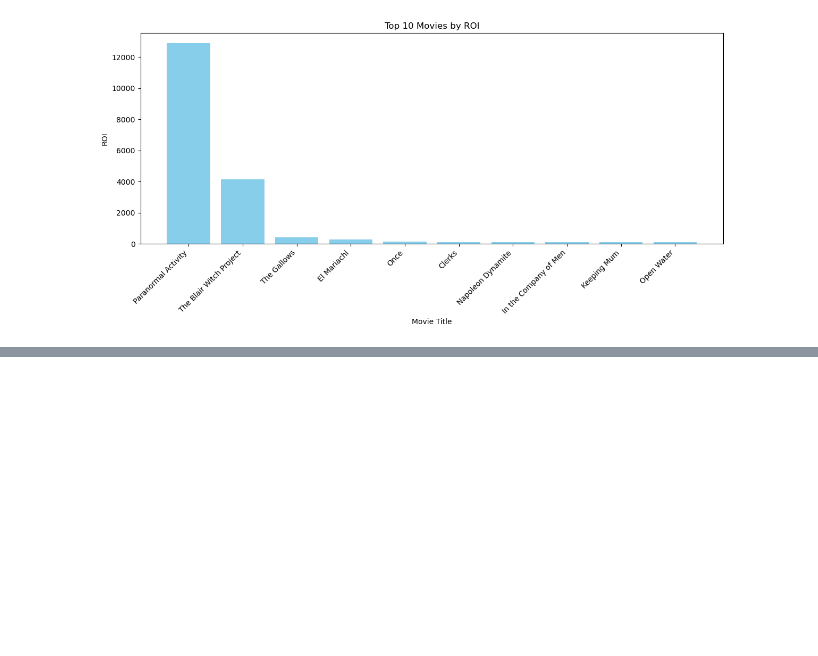
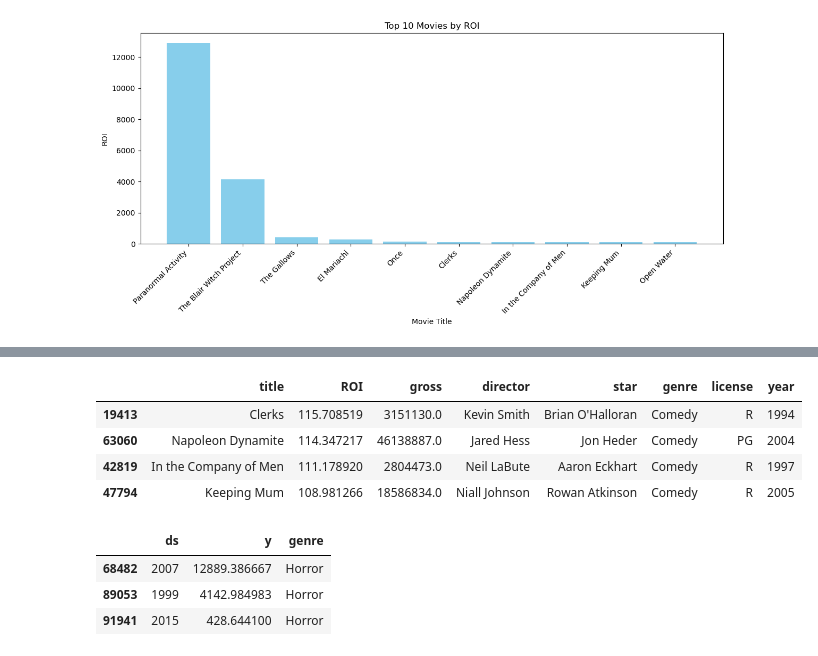
Before and after one commit to eliza0101/Project-1, a Jupyter notebook: main_movies_ey.ipynb, the cells around one changed output, grey strips where cells are left out. Cells and saved outputs as stored; diff of their text form; code cells hidden in the pictures; blank space fills up the shorter version.

```diff
--- a/main_movies_ey.ipynb
+++ b/main_movies_ey.ipynb
@@ -257,3 +274,15 @@ See the caveats in the documentation: https://pandas.pydata.org/pandas-docs/stab
 # Data for Release Date was incomplete, was not able to capture data
 # %%
 # Prediction: ROI of horror and comedy over time
+# %%
+# Filter data for Horror and Comedy genres
+top_roi_movies_comedy = top_roi_movies[top_roi_movies['genre'] == 'Comedy']
+top_roi_movies_horror = top_roi_movies[top_roi_movies['genre'] == 'Horror']
+
+top_roi_movies_comedy
+# %% [output]
+|  | title | ROI | gross | director | star | genre | license | year |
+| 19413 | Clerks | 115.708519 | 3151130.0 | Kevin Smith | Brian O'Halloran | Comedy | R | 1994 |
+| 63060 | Napoleon Dynamite | 114.347217 | 46138887.0 | Jared Hess | Jon Heder | Comedy | PG | 2004 |
+| 42819 | In the Company of Men | 111.178920 | 2804473.0 | Neil LaBute | Aaron Eckhart | Comedy | R | 1997 |
+| 47794 | Keeping Mum | 108.981266 | 18586834.0 | Niall Johnson | Rowan Atkinson | Comedy | R | 2005 |
@@ -259,0 +298,7 @@ See the caveats in the documentation: https://pandas.pydata.org/pandas-docs/stab
+# %%
+top_roi_movies_horror_prophet
+# %% [output]
+|  | ds | y | genre |
+| 68482 | 2007 | 12889.386667 | Horror |
+| 89053 | 1999 | 4142.984983 | Horror |
+| 91941 | 2015 | 428.644100 | Horror |
```
Also changed, not shown: parts of 10 cells of this notebook, 1 other file.
